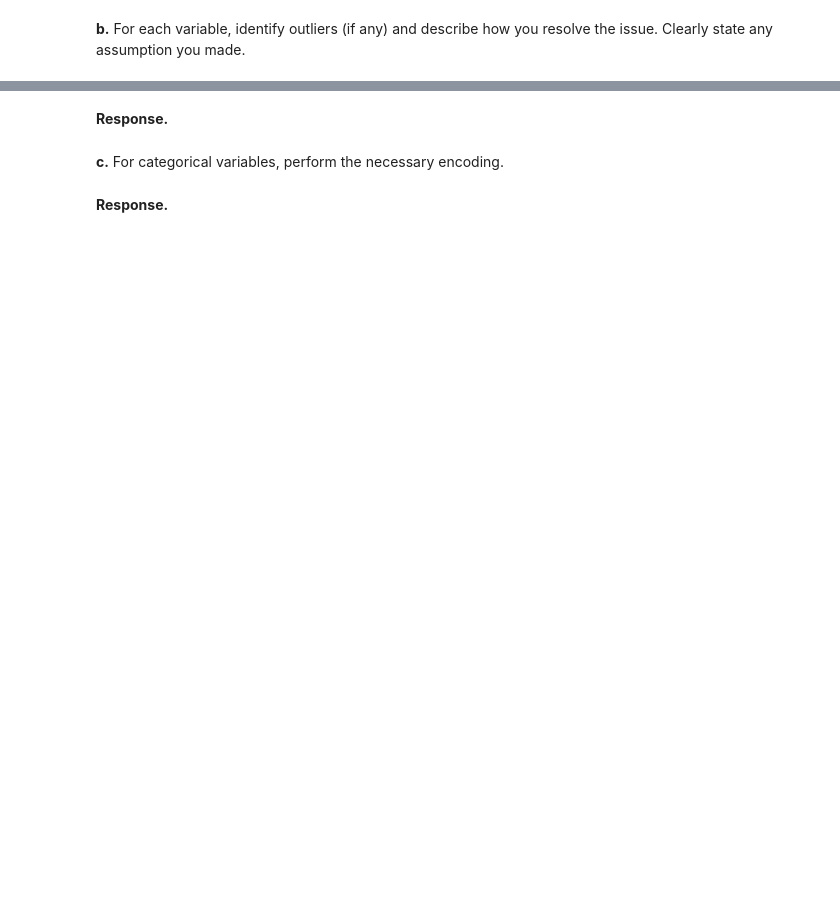
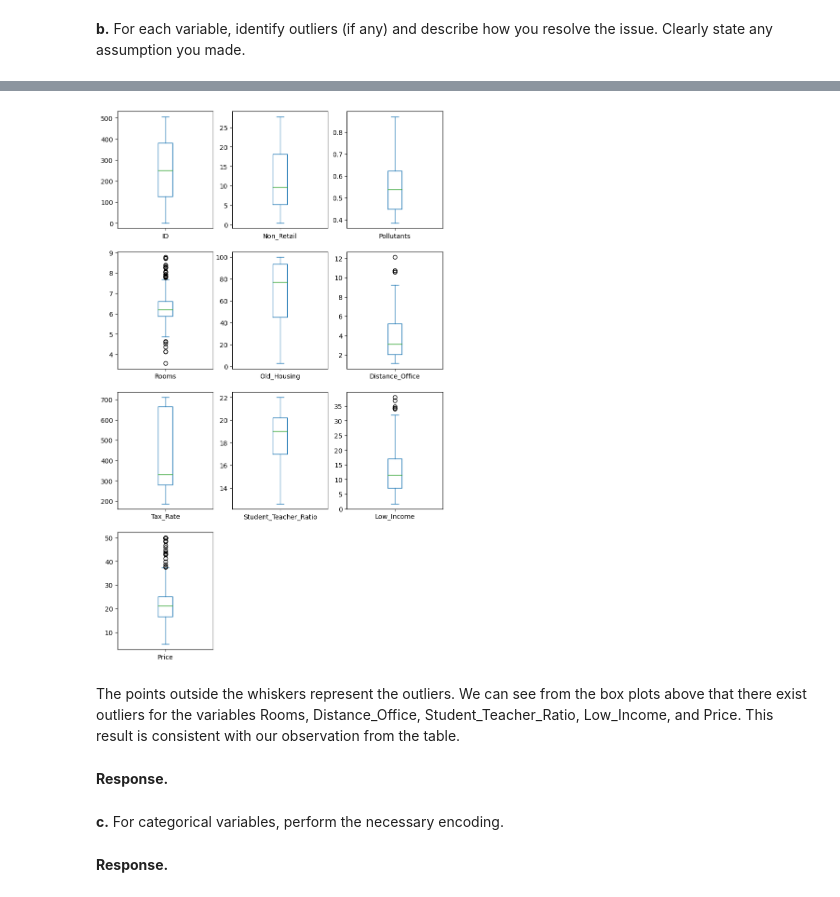
Before and after one commit to nibess1/Koreaboos, a Jupyter notebook: CS105 Project Submission Part I 2024.ipynb, the cells around one changed output, grey strips where cells are left out. Cells and saved outputs as stored; diff of their text form; code cells hidden in the pictures; blank space fills up the shorter version.

```diff
--- a/CS105 Project Submission Part I 2024.ipynb
+++ b/CS105 Project Submission Part I 2024.ipynb
@@ -61,0 +252,4 @@ df = pd.read("")
+# %%
+# Drop null data
+
+df.dropna(subset=['Rooms'], inplace=True)
@@ -61,0 +291,8 @@ df = pd.read("")
+# %%
+# Find the mode in "Residential_Area" data column
+residential_area_mode = df["Residential_Area"].mode()[0]
+print("Mode in \"Residential_Area\" is \"{}\"\n".format(residential_area_mode))
+
+# To verify the mode
+print("Number count of each categorical data:")
+print(df["Residential_Area"].value_counts())
@@ -61,0 +311,7 @@ df = pd.read("")
+# %%
+# Replacement of null value to "Very Low"
+df["Residential_Area"] = df["Residential_Area"].fillna(residential_area_mode)
+
+# Check replacement for five data that was missing
+replacement_check = df.iloc[[29, 30, 31, 40, 46]]
+replacement_check["Residential_Area"].head(len(replacement_check))
@@ -63,0 +368,10 @@ df = pd.read("")
+# %%
+# Calculate the median of the 'Old_Housing' column within the valid range
+median_value = df.loc[(df["Old_Housing"] >= 0) & (df["Old_Housing"] <= 100), "Old_Housing"].median()
+
+# Replace invalid values with the calculated median value
+df.loc[(df["Old_Housing"] < 0) | (df["Old_Housing"] > 100), "Old_Housing"] = median_value
+
+# Check replacement by displaying the rows mentioned * substract -1 as ID = idx + 1
+replacement_check = df.loc[[24 - 1, 82 - 1, 148 - 1, 212 - 1, 304 - 1, 364 - 1, 371 - 1, 392 - 1, 403 - 1, 470 - 1, 481 - 1, 492 - 1], ["ID", "Old_Housing"]].values
+replacement_check
@@ -63,0 +400,8 @@ df = pd.read("")
+# %%
+df.plot(kind='box', subplots=True, layout=(4, 3), figsize=(9, 15))
+plt.show()
+# EXCLUDE DISCRETE VARIABLES
+# %% [output]
+[figure, added]
+# %% [markdown]
+The points outside the whiskers represent the outliers. We can see from the box plots above that there exist outliers for the variables Rooms, Distance_Office, Student_Teacher_Ratio, Low_Income, and Price. This result is consistent with our observation from the table.
```
Also changed, not shown: parts of 70 cells of this notebook.
